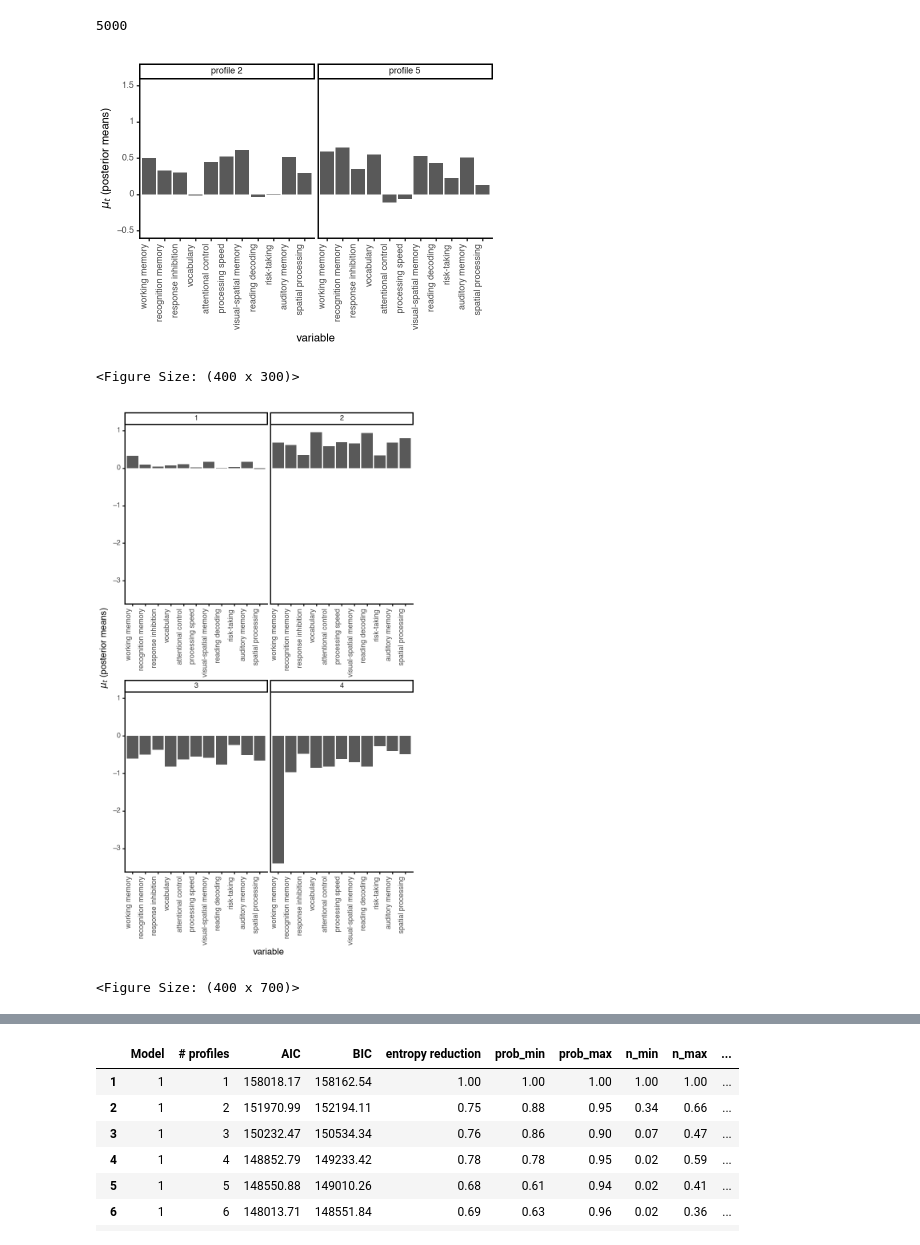
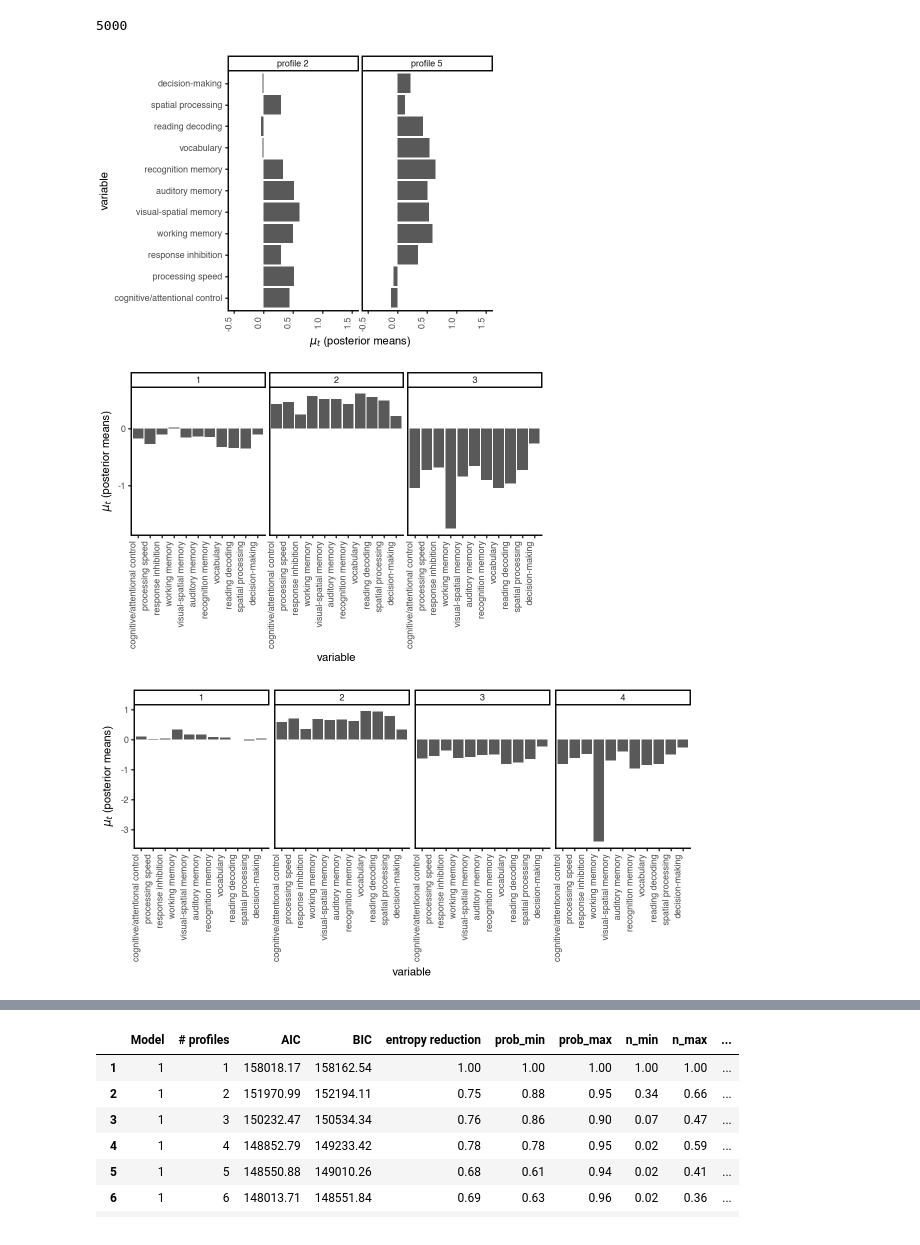
Before and after one commit to SamPaskewitz/Bayesian_LPA_ABCD_neurocog_externalizing, a Jupyter notebook: extra ABCD DPM-LPA figures.ipynb, the cells around one changed output, grey strips where cells are left out. Drawn from its saved outputs; the diff is of its cells as text; code cells hidden in the pictures.

```diff
--- a/extra ABCD DPM-LPA figures.ipynb
+++ b/extra ABCD DPM-LPA figures.ipynb
@@ -83,46 +200,73 @@ nice_x_names = pd.Series({'two_back': 'working memory',
                           'recog_dprime': 'recognition memory',
                           'neg_ssrt': 'response inhibition',
                           'picvocab': 'vocabulary',
-                          'flanker': 'attentional control',
+                          'flanker': 'cognitive/attentional control',
                           'pattern': 'processing speed',
                           'picture': 'visual-spatial memory',
                           'reading': 'reading decoding',
-                          'dice': 'risk-taking',
+                          'dice': 'decision-making',
                           'ravlt': 'auditory memory',
                           'little_man': 'spatial processing'})
+m = nice_x_names.shape[0]
+x_name_order = ['cognitive/attentional control', 'processing speed', 'response inhibition', 'working memory',
+                'visual-spatial memory', 'auditory memory', 'recognition memory',
+                'vocabulary', 'reading decoding', 'spatial processing', 'decision-making']
 
 sim_df = pd.read_csv('/Users/sampaskewitz/Documents/ABCD model fitting/conventional LPA fitting/most_similar_profiles.csv')
 sim_df.columns = ['variable', 'mu5', 'mu2']
-x_names = nice_x_names[sim_df['variable'].values]
-x_names = pd.Categorical(x_names, categories = list(nice_x_names.values), ordered = True)
-m = x_names.shape[0]
+
+x_names = pd.Categorical(pd.concat(2*[nice_x_names[sim_df['variable'].values]]),
+                         categories = x_name_order,
+                         ordered = True)
 
 plot_df = pd.DataFrame({'mu': np.concatenate([sim_df['mu5'].values, sim_df['mu2'].values]),
                         'profile': m*['profile ' + str(5)] + m*['profile ' + str(2)],
-                        'variable': pd.Categorical(2*list(x_names), categories = x_names, ordered = True)})
+                        'variable': x_names})
 plot = p9.ggplot(plot_df, p9.aes(x = 'variable', y = 'mu')) + p9.geom_bar(stat = 'identity')
 plot += p9.scales.ylim([-0.5, 1.5])
 plot += p9.theme_classic(base_size = font_size) + p9.theme(figure_size = figure_size, axis_text_x = p9.element_text(rotation = 90, hjust = 1))
 plot += p9.facet_wrap('profile', scales = 'free_x', ncol = 2)
+plot += p9.coord_flip()
 plot += p9.ylab('$\\mu_t$ (posterior means)')
 #plot.save(plot_path + 'conventional LPA (20 profile) most similar profiles', dpi = 300)
 plot
 # %% [output]
-[figure, old version]
+[figure, new version]
-<Figure Size: (400 x 300)>
+# %%
+# profile means of the 3 profile conventional LPA model
+
+clpa3_means = pd.read_csv('/Users/sampaskewitz/Documents/ABCD model fitting/conventional LPA fitting/conventional 3 profile LPA means.csv')
+
+x_names = pd.Categorical(nice_x_names[clpa3_means['variable'].values],
+                         x_name_order,
+                         ordered = True)
+
+clpa3_means['variable'] = x_names
+
+plot = p9.ggplot(clpa3_means, p9.aes(x = 'variable', y = 'mu')) + p9.geom_bar(stat = 'identity')
+plot += p9.theme_classic(base_size = font_size) + p9.theme(figure_size = [3*1.5, 3], axis_text_x = p9.element_text(rotation = 90, hjust = 1))
+plot += p9.facet_wrap('profile', scales = 'free_x', ncol = 3)
+plot += p9.ylab('$\\mu_t$ (posterior means)')
+plot.save(plot_path + 'conventional LPA (3 profile) profile means', dpi = 300)
+plot
+# %% [output]
+[figure, added]
 # %%
 # profile means of the 4 profile conventional LPA model
 
-clpa_means = pd.read_csv('/Users/sampaskewitz/Documents/ABCD model fitting/conventional LPA fitting/conventional 4 profile LPA means.csv')
-x_names = nice_x_names[clpa_means['variable'].values]
-clpa_means['variable'] = pd.Categorical(x_names, categories = list(nice_x_names.values), ordered = True)
+clpa4_means = pd.read_csv('/Users/sampaskewitz/Documents/ABCD model fitting/conventional LPA fitting/conventional 4 profile LPA means.csv')
 
-plot = p9.ggplot(clpa_means, p9.aes(x = 'variable', y = 'mu')) + p9.geom_bar(stat = 'identity')
-plot += p9.theme_classic(base_size = font_size) + p9.theme(figure_size = [4, 7], axis_text_x = p9.element_text(rotation = 90, hjust = 1))
-plot += p9.facet_wrap('profile', scales = 'free_x', ncol = 2)
+x_names = pd.Categorical(nice_x_names[clpa4_means['variable'].values],
+                         x_name_order,
+                         ordered = True)
+
+clpa4_means['variable'] = x_names
+
+plot = p9.ggplot(clpa4_means, p9.aes(x = 'variable', y = 'mu')) + p9.geom_bar(stat = 'identity')
+plot += p9.theme_classic(base_size = font_size) + p9.theme(figure_size = [4*1.5, 3], axis_text_x = p9.element_text(rotation = 90, hjust = 1))
+plot += p9.facet_wrap('profile', scales = 'free_x', ncol = 4)
 plot += p9.ylab('$\\mu_t$ (posterior means)')
 plot.save(plot_path + 'conventional LPA (4 profile) profile means', dpi = 300)
 plot
 # %% [output]
-[figure, old version]
+[figure, new version]
-<Figure Size: (400 x 700)>
```
Also changed, not shown: parts of 16 cells of this notebook, 1 other file.
